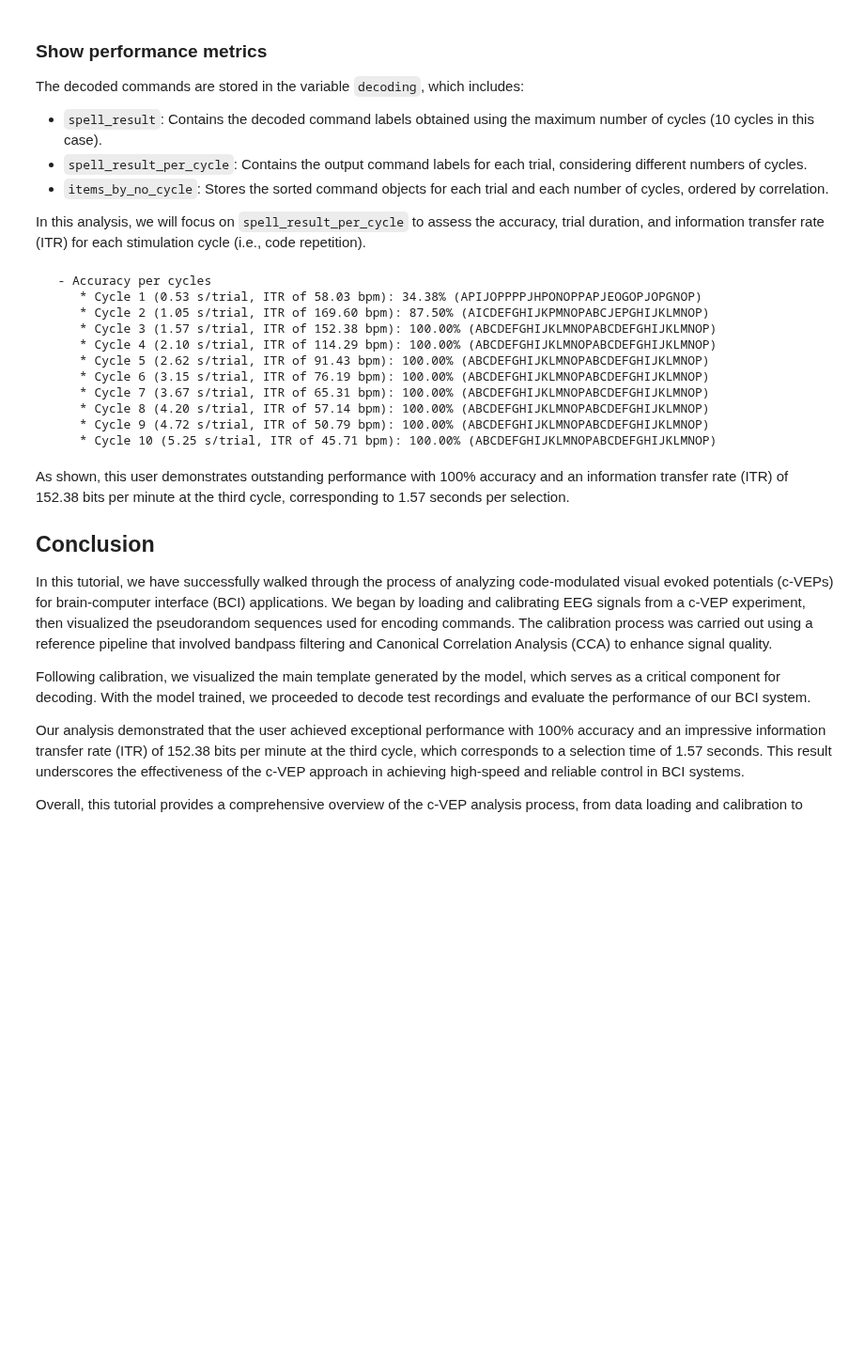
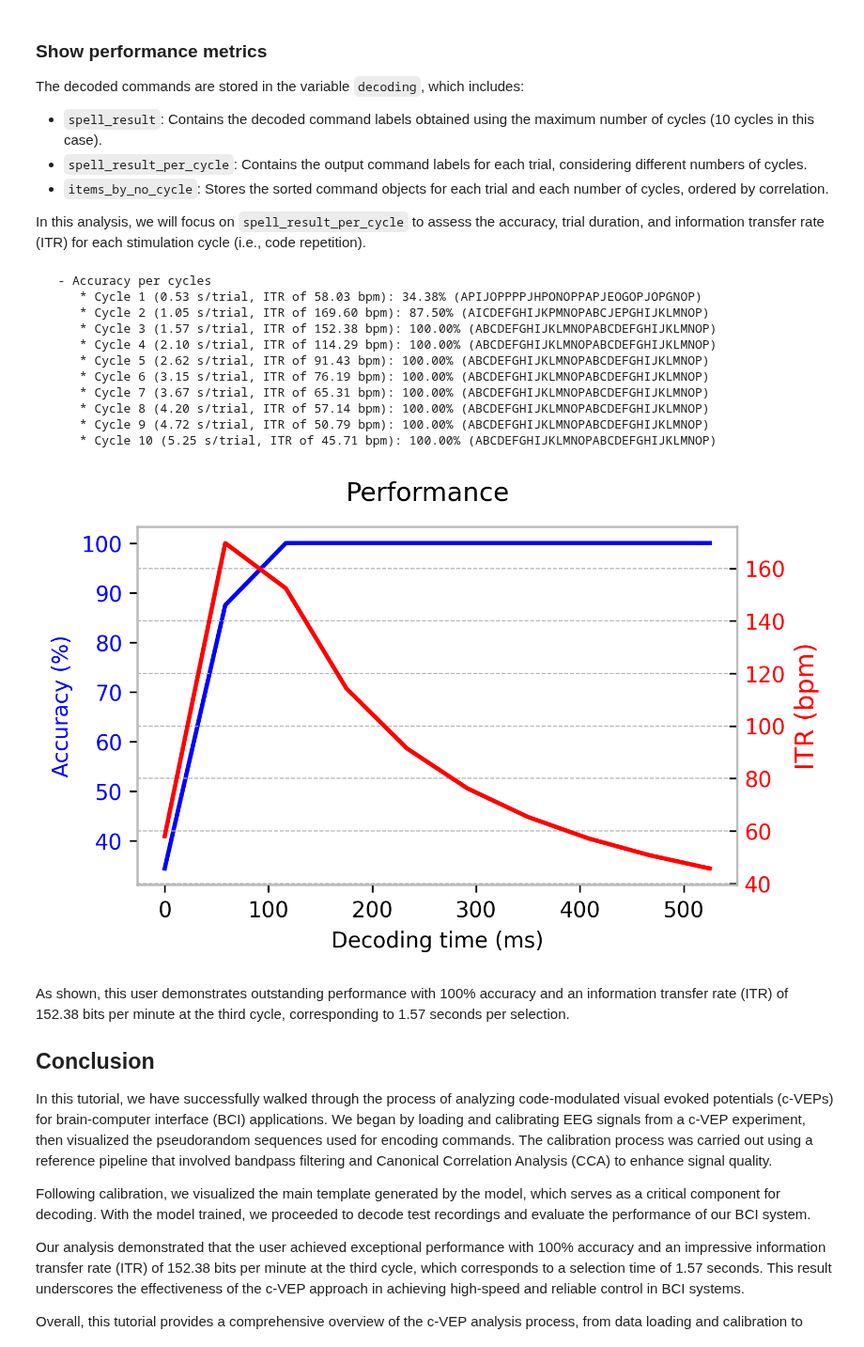
Before and after one commit to medusabci/medusa-tutorials, a Jupyter notebook: cvep_spellers_tut.ipynb, the cells around one changed output. Shown at 94% size. Cells and saved outputs as stored; diff of their text form; code cells hidden in the pictures; blank space fills up the shorter version.

```diff
--- a/cvep_spellers_tut.ipynb
+++ b/cvep_spellers_tut.ipynb
@@ -340,33 +377,52 @@ for trial_idx in range(len(true_labels)):
         if trial_[cycle_idx] == true_labels[trial_idx]:
             counters[cycle_idx] += 1
 accuracy = 100 * np.array(counters) / len(true_labels)
 print("   - Accuracy per cycles")
+itrs = list()
 for cycle_idx in range(len(accuracy)):
     # Compute the duration of the trial in seconds
     online_secs = (cycle_idx + 1) * len_epoch_ms / 1000
 
     # Compute the ITR
     selections_per_min = 60 / online_secs
     curr_itr = itr(accuracy=accuracy[cycle_idx]/100,
                    n_commands=16,
                    selections_per_min=selections_per_min)
+    itrs.append(curr_itr)
 
     # Display data
     print("      * Cycle %i (%.2f s/trial, ITR of %.2f bpm): %.2f%% (%s)" %
           (cycle_idx + 1, online_secs, curr_itr, accuracy[cycle_idx], spelled[cycle_idx])
     )
+
+# Plot
+fig = plt.figure(figsize=(5, 3), dpi=300)
+ax = fig.add_subplot(111)
+time = np.linspace(0, len_epoch_ms, len(accuracy))
+with plt.style.context('bmh'):
+    ax.plot(time, accuracy, color='b')
+    ax.set_xlabel('Decoding time (ms)')
+    ax.set_ylabel('Accuracy (%)', color='b')
+    ax.tick_params(axis='y', labelcolor='b')
+    ax2 = ax.twinx()
+    ax2.plot(time, itrs, color='r')
+    ax2.set_ylabel("ITR (bpm)", color='r')
+    ax2.tick_params(axis='y', labelcolor='r')
+plt.suptitle('Performance')
+plt.show()
 # %% [output]
    - Accuracy per cycles
       * Cycle 1 (0.53 s/trial, ITR of 58.03 bpm): 34.38% (APIJOPPPPJHPONOPPAPJEOGOPJOPGNOP)
       * Cycle 2 (1.05 s/trial, ITR of 169.60 bpm): 87.50% (AICDEFGHIJKPMNOPABCJEPGHIJKLMNOP)
       * Cycle 3 (1.57 s/trial, ITR of 152.38 bpm): 100.00% (ABCDEFGHIJKLMNOPABCDEFGHIJKLMNOP)
       * Cycle 4 (2.10 s/trial, ITR of 114.29 bpm): 100.00% (ABCDEFGHIJKLMNOPABCDEFGHIJKLMNOP)
       * Cycle 5 (2.62 s/trial, ITR of 91.43 bpm): 100.00% (ABCDEFGHIJKLMNOPABCDEFGHIJKLMNOP)
       * Cycle 6 (3.15 s/trial, ITR of 76.19 bpm): 100.00% (ABCDEFGHIJKLMNOPABCDEFGHIJKLMNOP)
       * Cycle 7 (3.67 s/trial, ITR of 65.31 bpm): 100.00% (ABCDEFGHIJKLMNOPABCDEFGHIJKLMNOP)
       * Cycle 8 (4.20 s/trial, ITR of 57.14 bpm): 100.00% (ABCDEFGHIJKLMNOPABCDEFGHIJKLMNOP)
       * Cycle 9 (4.72 s/trial, ITR of 50.79 bpm): 100.00% (ABCDEFGHIJKLMNOPABCDEFGHIJKLMNOP)
       * Cycle 10 (5.25 s/trial, ITR of 45.71 bpm): 100.00% (ABCDEFGHIJKLMNOPABCDEFGHIJKLMNOP)
+[figure, added]
 # %% [markdown]
 As shown, this user demonstrates outstanding performance with 100% accuracy and an information transfer rate (ITR) of 152.38 bits per minute at the third cycle, corresponding to 1.57 seconds per selection.
 
```
Also changed, not shown: parts of 9 cells of this notebook, 1 other file.
